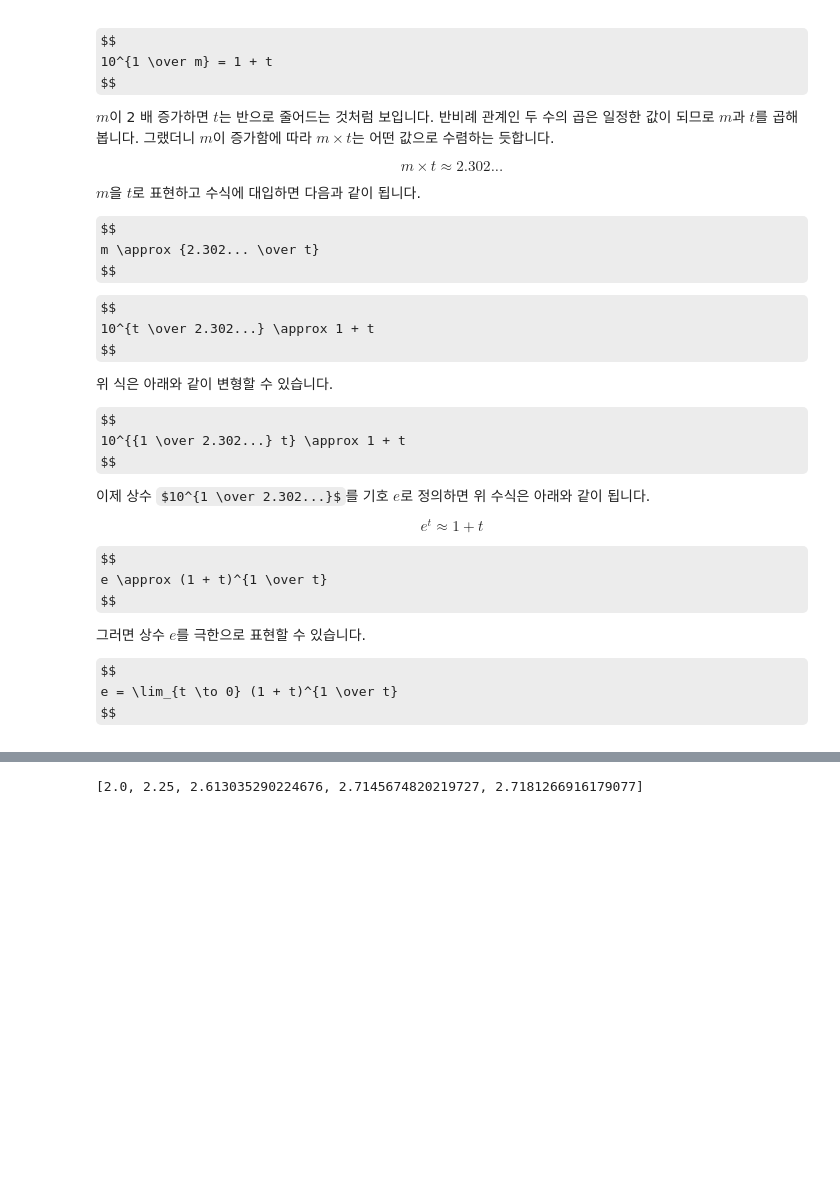
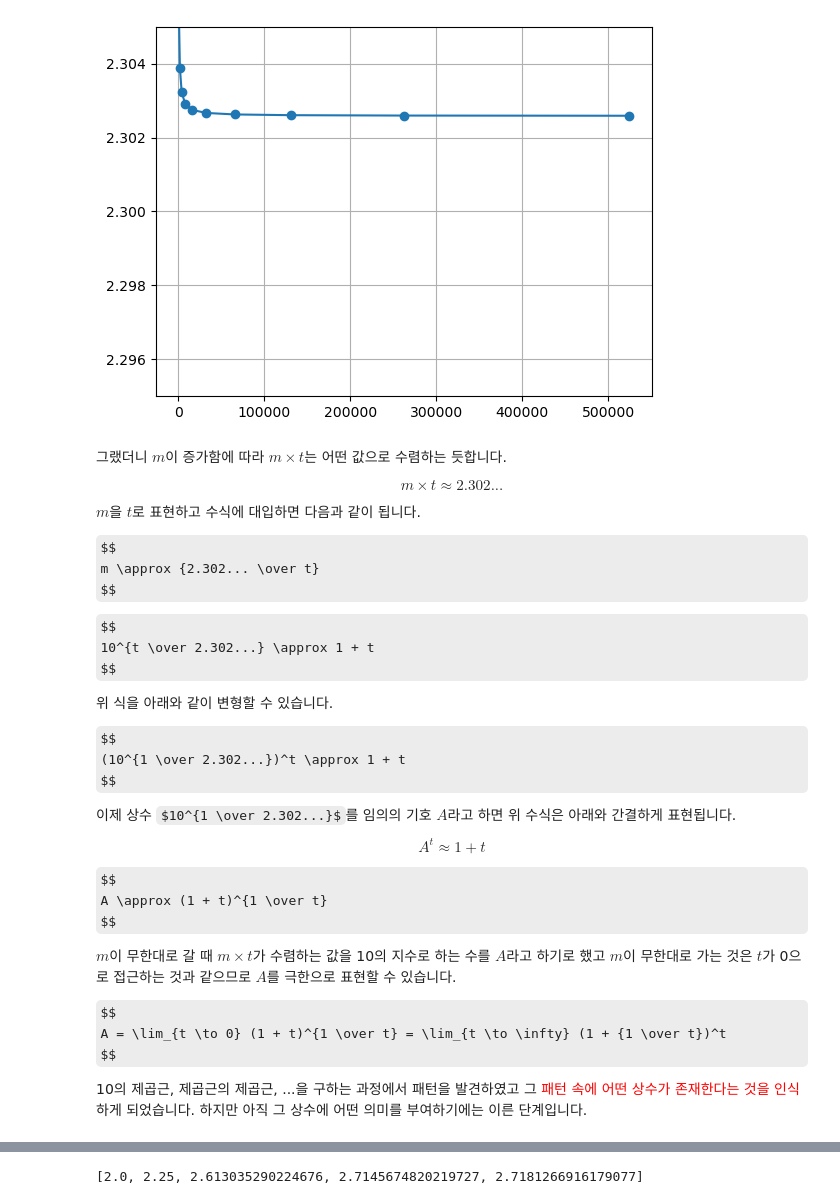
Before and after one commit to trvoid/ml-study, a Jupyter notebook: math-basics/e-mathematical-constant.ipynb, the cells around one changed output, grey strips where cells are left out. Saved outputs shown, nothing was run; the diff lists cells and outputs as text; code cells hidden in the pictures; some formulas as TeX source; blank space fills up the shorter version.

```diff
--- a/math-basics/e-mathematical-constant.ipynb
+++ b/math-basics/e-mathematical-constant.ipynb
@@ -37,9 +91,14 @@ for i in range(15):
+# %%
+import matplotlib.pyplot as plt
+
+plt.plot(m_arr, m_times_t_arr, marker='o')
+plt.ylim(2.295, 2.305)
+plt.grid(True)
+plt.show()
+# %% [output]
+[figure, added]
 # %% [markdown]
-$$
-10^{1 \over m} = 1 + t
-$$
-
-$m$이 2 배 증가하면 $t$는 반으로 줄어드는 것처럼 보입니다. 반비례 관계인 두 수의 곱은 일정한 값이 되므로 $m$과 $t$를 곱해 봅니다. 그랬더니 $m$이 증가함에 따라 $m \times t$는 어떤 값으로 수렴하는 듯합니다.
+그랬더니 $m$이 증가함에 따라 $m \times t$는 어떤 값으로 수렴하는 듯합니다.
 
 $$
 m \times t \approx 2.302...
@@ -55,25 +114,27 @@ $$
 10^{t \over 2.302...} \approx 1 + t
 $$
 
-위 식은 아래와 같이 변형할 수 있습니다.
+위 식을 아래와 같이 변형할 수 있습니다.
 
 $$
-10^{{1 \over 2.302...} t} \approx 1 + t
+(10^{1 \over 2.302...})^t \approx 1 + t
 $$
 
-이제 상수 $10^{1 \over 2.302...}$를 기호 $e$로 정의하면 위 수식은 아래와 같이 됩니다.
+이제 상수 $10^{1 \over 2.302...}$를 임의의 기호 $A$라고 하면 위 수식은 아래와 간결하게 표현됩니다.
 
 $$
-e^t \approx 1 + t
+A^t \approx 1 + t
 $$
 
 $$
-e \approx (1 + t)^{1 \over t}
+A \approx (1 + t)^{1 \over t}
 $$
 
-그러면 상수 $e$를 극한으로 표현할 수 있습니다.
+$m$이 무한대로 갈 때 $m \times t$가 수렴하는 값을 10의 지수로 하는 수를 $A$라고 하기로 했고 $m$이 무한대로 가는 것은 $t$가 0으로 접근하는 것과 같으므로 $A$를 극한으로 표현할 수 있습니다.
 
 $$
-e = \lim_{t \to 0} (1 + t)^{1 \over t}
+A = \lim_{t \to 0} (1 + t)^{1 \over t} = \lim_{t \to \infty} (1 + {1 \over t})^t
 $$
+
+10의 제곱근, 제곱근의 제곱근, ...을 구하는 과정에서 패턴을 발견하였고 그 <font color='red'>패턴 속에 어떤 상수가 존재한다는 것을 인식</font>하게 되었습니다. 하지만 아직 그 상수에 어떤 의미를 부여하기에는 이른 단계입니다.
 # %% [markdown]
```
Also changed, not shown: parts of 7 cells of this notebook.
